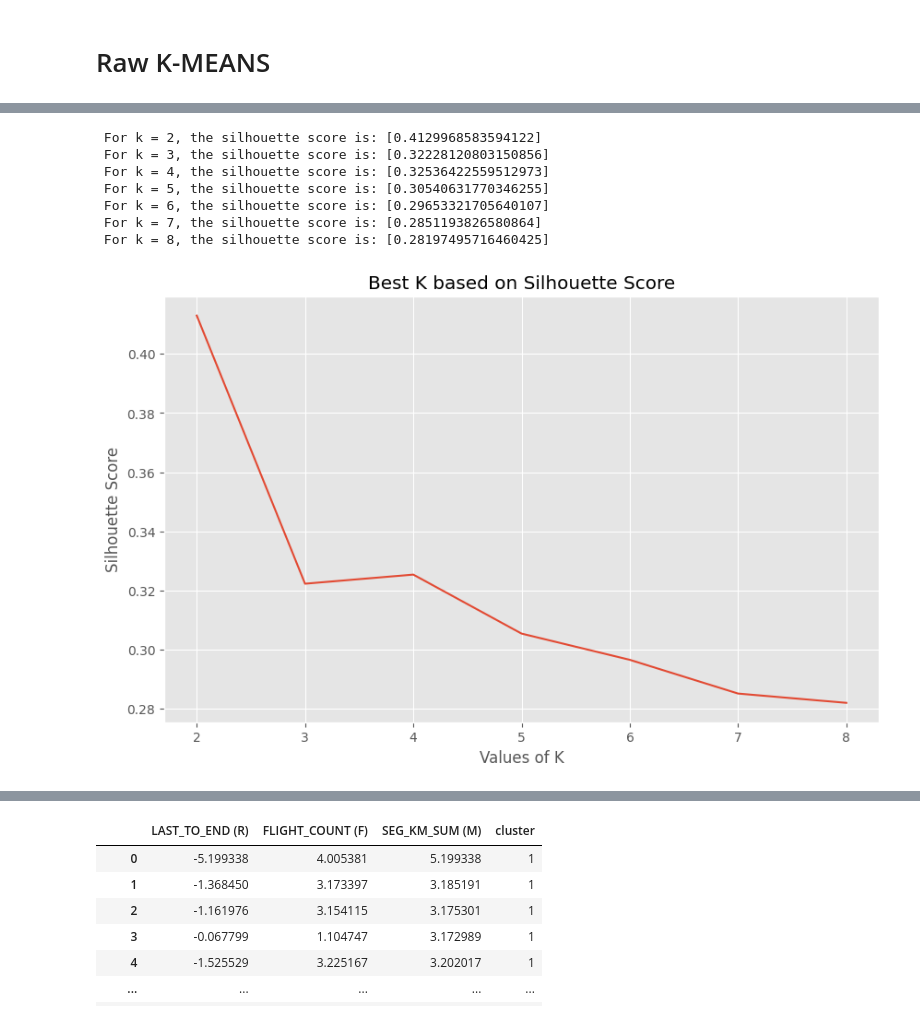
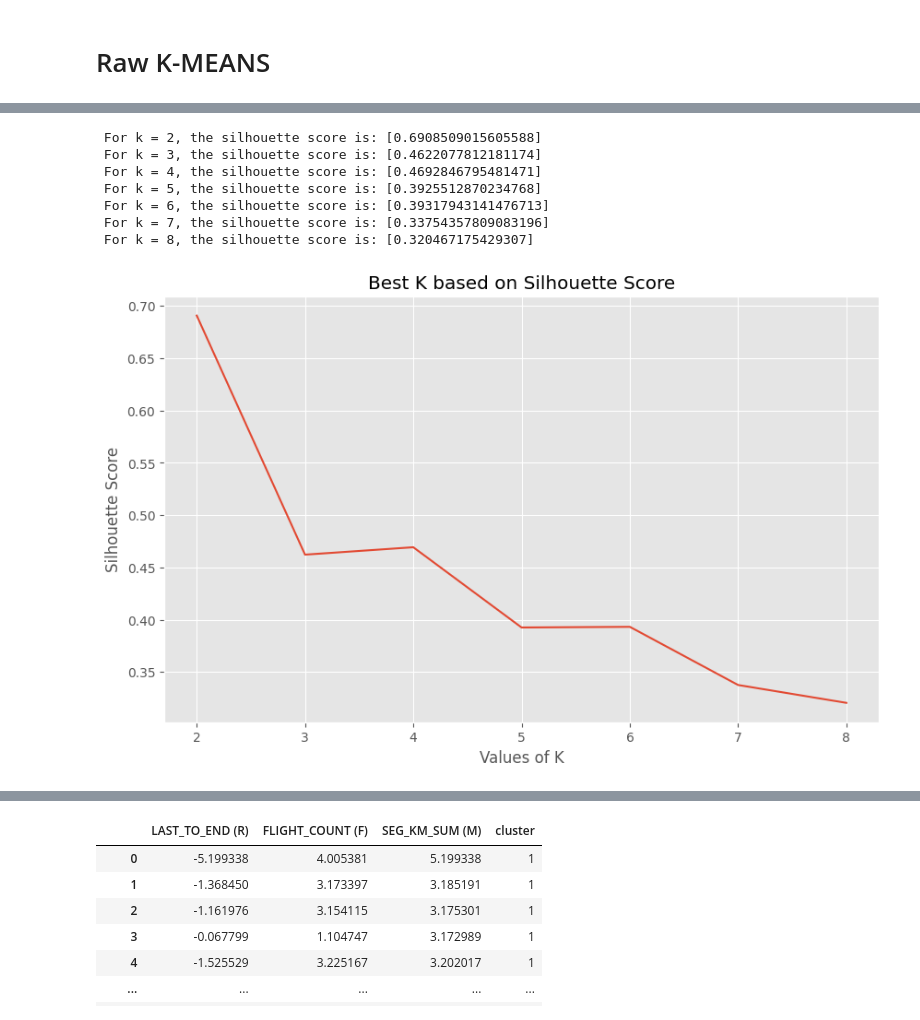
Before and after one commit to jptriciaestella/Skripsi-Kmeans-LTS, a Jupyter notebook: DATASET1/kmeans.ipynb, the cells around one changed output, grey strips where cells are left out. Cells and saved outputs as stored; diff of their text form; code cells hidden in the pictures.

```diff
--- a/DATASET1/kmeans.ipynb
+++ b/DATASET1/kmeans.ipynb
@@ -244,39 +204,38 @@ print(new_df_filtered)
 # %%
-# Calculate Silhouette Score (Outlier dihapus)
-
+# Calculate Silhouette Score - SCALED
 from sklearn.metrics import silhouette_score
 
 k_value = [2, 3, 4, 5, 6, 7, 8]
 scores = {}
 
 for k in k_value:
     kmeans = KMeans(n_clusters = k, random_state=42)
-    kmeans.fit(new_df_filtered)
-    cluster_labels = kmeans.predict(new_df_filtered)
+    kmeans.fit(df_scaled)
+    cluster_labels = kmeans.predict(df_scaled)
 
-    silhouette_avg = silhouette_score(new_df_filtered, cluster_labels)
+    silhouette_avg = silhouette_score(df_scaled, cluster_labels)
     scores[k] = [silhouette_avg]
 
 for k, value in scores.items():
     print(" For k = {}, the silhouette score is: {}".format(k, value))
 
 key = list(scores.keys())
 value = list(scores.values())
 
 fig, ax = plt.subplots(figsize=(10, 6))
 plt.plot(key, value)
 plt.xlabel('Values of K')
 plt.xticks(k_value)
 plt.ylabel('Silhouette Score')
 plt.style.use('ggplot')
 plt.title('Best K based on Silhouette Score')
 plt.show()
 # %% [output]
- For k = 2, the silhouette score is: [0.4129968583594122]
- For k = 3, the silhouette score is: [0.32228120803150856]
- For k = 4, the silhouette score is: [0.32536422559512973]
- For k = 5, the silhouette score is: [0.30540631770346255]
- For k = 6, the silhouette score is: [0.29653321705640107]
- For k = 7, the silhouette score is: [0.2851193826580864]
- For k = 8, the silhouette score is: [0.28197495716460425]
+ For k = 2, the silhouette score is: [0.6908509015605588]
+ For k = 3, the silhouette score is: [0.4622077812181174]
+ For k = 4, the silhouette score is: [0.4692846795481471]
+ For k = 5, the silhouette score is: [0.3925512870234768]
+ For k = 6, the silhouette score is: [0.39317943141476713]
+ For k = 7, the silhouette score is: [0.33754357809083196]
+ For k = 8, the silhouette score is: [0.320467175429307]
-[figure, old version]
+[figure, new version]
```
Also changed, not shown: parts of 4 cells of this notebook, 3 other files.
